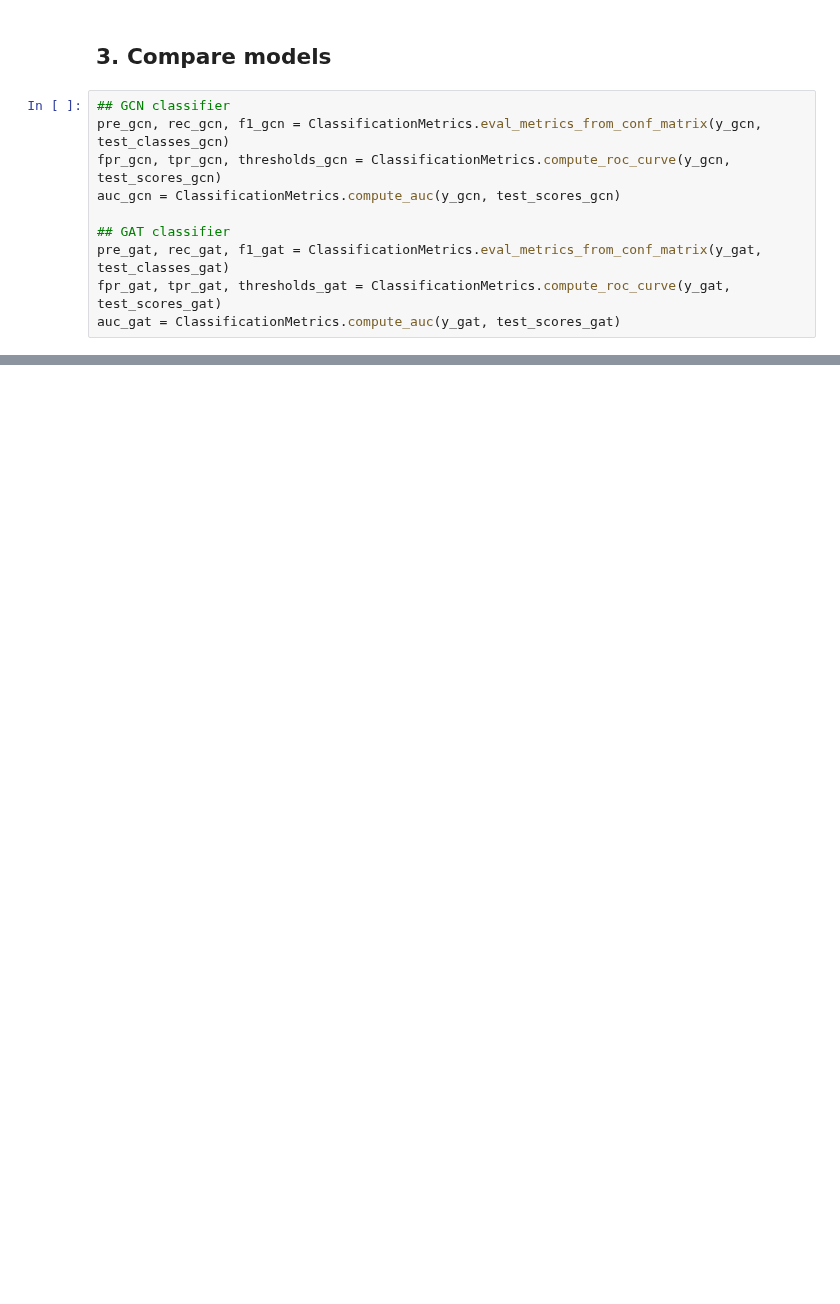
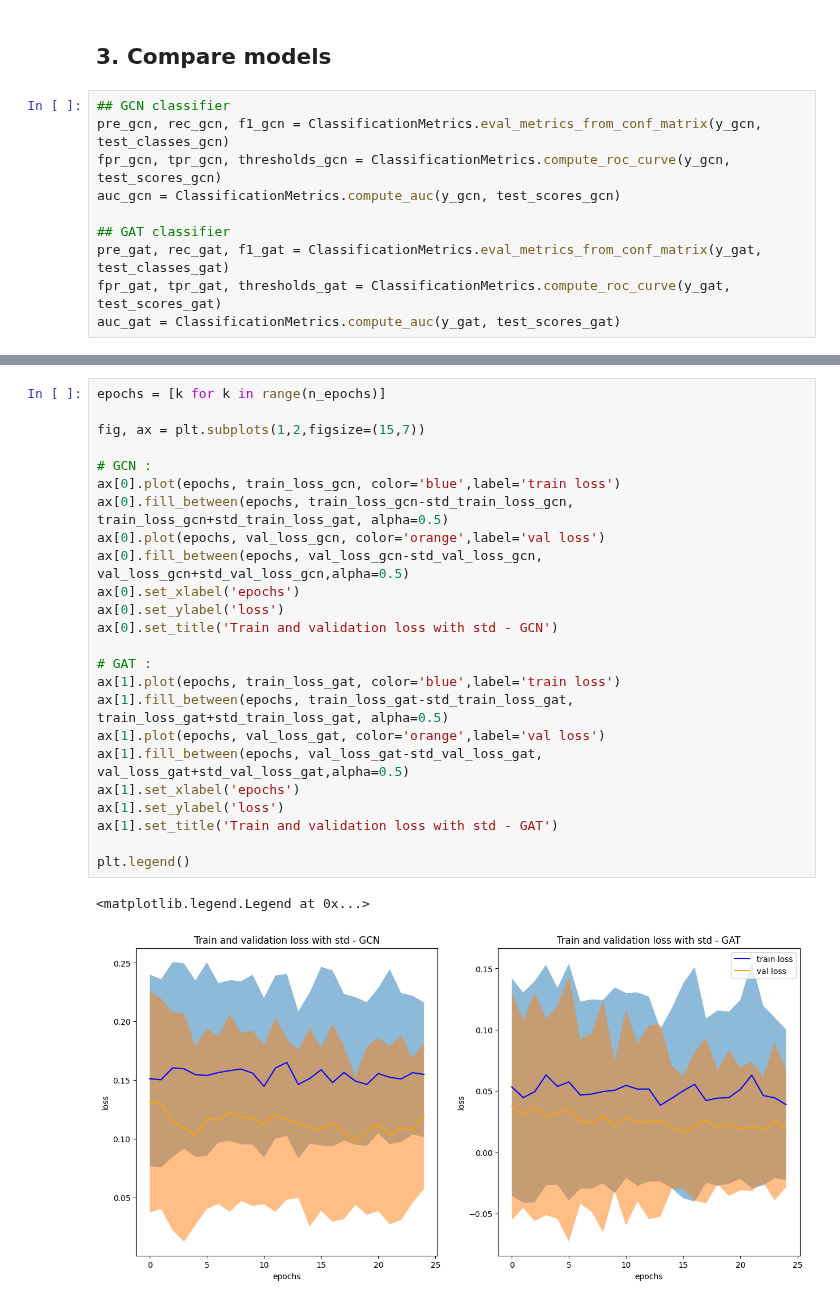
Before and after one commit to Arthur8754/mutational-signatures, a Jupyter notebook: compare-GCN-GAT.ipynb, the cells around one changed output, grey strips where cells are left out. Saved outputs shown, nothing was run; the diff lists cells and outputs as text; blank space fills up the shorter version.

```diff
--- a/compare-GCN-GAT.ipynb
+++ b/compare-GCN-GAT.ipynb
@@ -198,0 +195,27 @@ Text(0, 0.7, 'AUC GAT : 0.99')
+# %%
+epochs = [k for k in range(n_epochs)]
+
+fig, ax = plt.subplots(1,2,figsize=(15,7))
+
+# GCN :
+ax[0].plot(epochs, train_loss_gcn, color='blue',label='train loss')
+ax[0].fill_between(epochs, train_loss_gcn-std_train_loss_gcn, train_loss_gcn+std_train_loss_gat, alpha=0.5)
+ax[0].plot(epochs, val_loss_gcn, color='orange',label='val loss')
+ax[0].fill_between(epochs, val_loss_gcn-std_val_loss_gcn, val_loss_gcn+std_val_loss_gcn,alpha=0.5)
+ax[0].set_xlabel('epochs')
+ax[0].set_ylabel('loss')
+ax[0].set_title('Train and validation loss with std - GCN')
+
+# GAT :
+ax[1].plot(epochs, train_loss_gat, color='blue',label='train loss')
+ax[1].fill_between(epochs, train_loss_gat-std_train_loss_gat, train_loss_gat+std_train_loss_gat, alpha=0.5)
+ax[1].plot(epochs, val_loss_gat, color='orange',label='val loss')
+ax[1].fill_between(epochs, val_loss_gat-std_val_loss_gat, val_loss_gat+std_val_loss_gat,alpha=0.5)
+ax[1].set_xlabel('epochs')
+ax[1].set_ylabel('loss')
+ax[1].set_title('Train and validation loss with std - GAT')
+
+plt.legend()
+# %% [output]
+<matplotlib.legend.Legend at 0x...>
+[figure, added]
```
Also changed, not shown: parts of 8 cells of this notebook, 3 other files.
